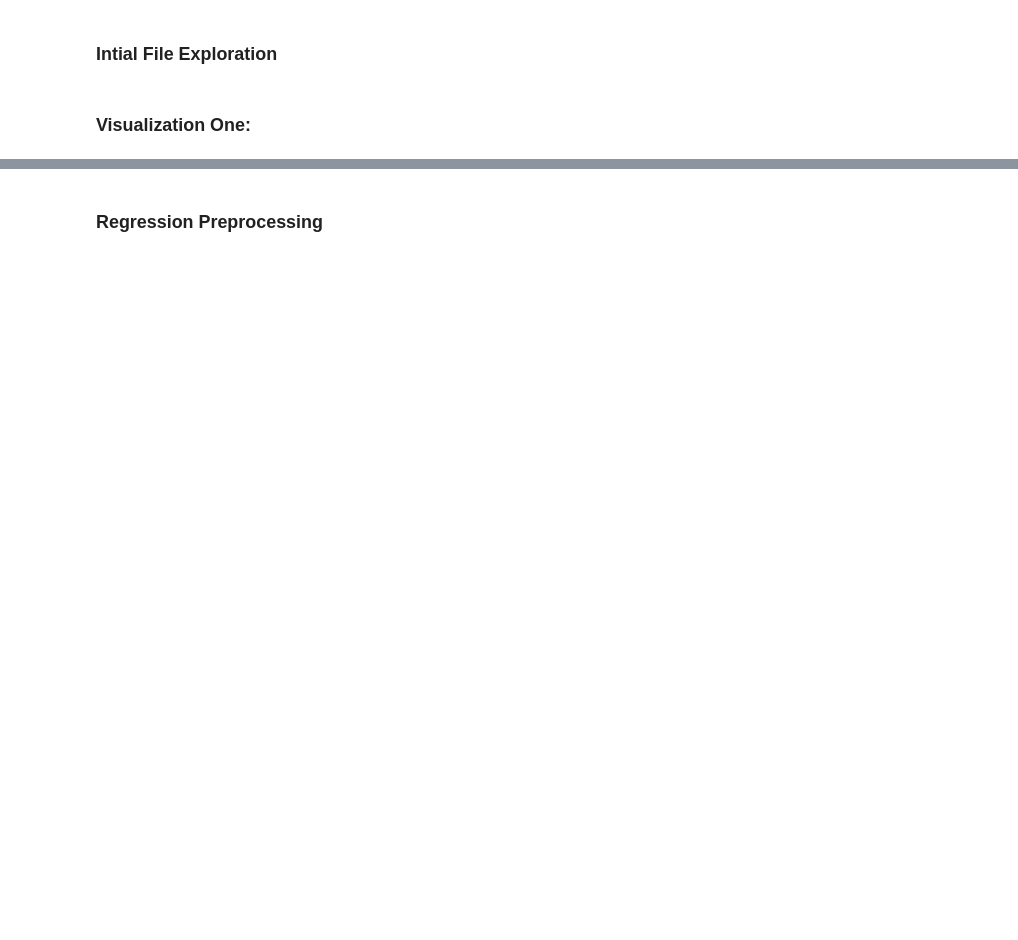
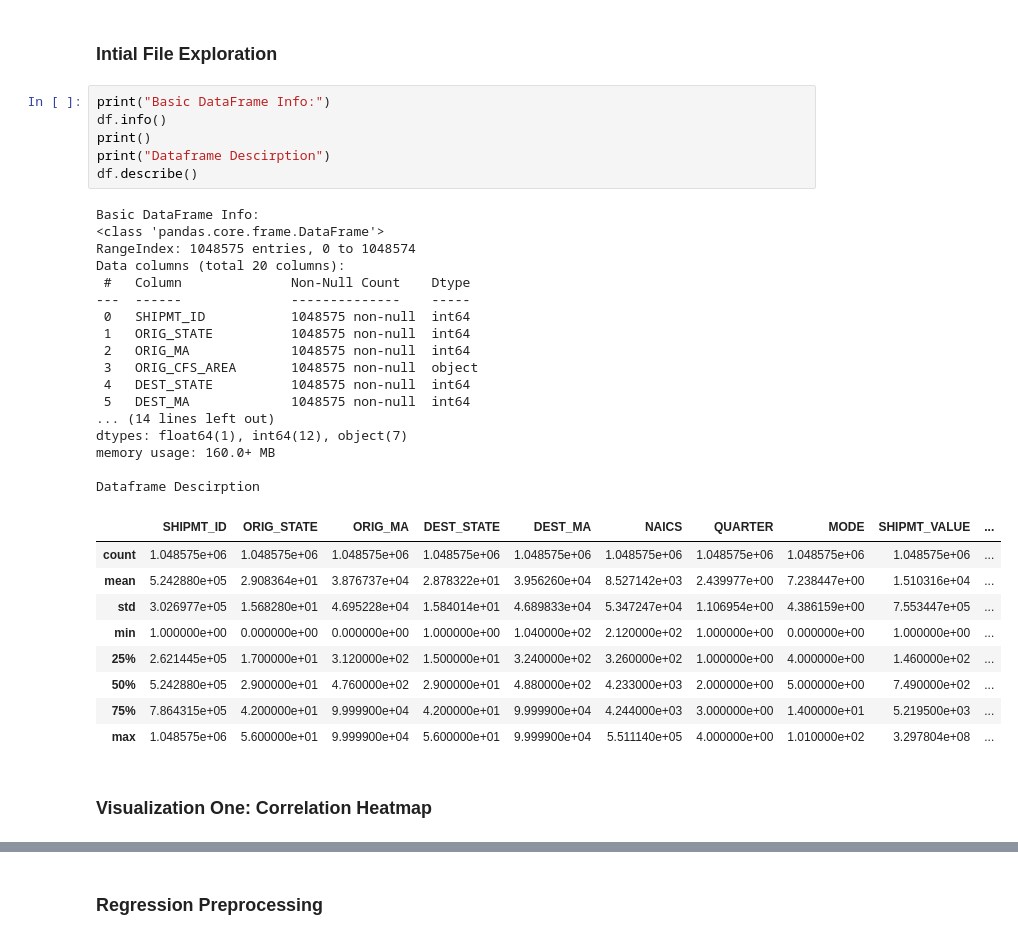
Before and after one commit to Taotlema/Data-Mining-Final-Project, a Jupyter notebook: Code/Regression.ipynb, the cells around one changed output, grey strips where cells are left out. Saved outputs shown, nothing was run; the diff lists cells and outputs as text; blank space fills up the shorter version.

```diff
--- a/Code/Regression.ipynb
+++ b/Code/Regression.ipynb
@@ -36,4 +48,37 @@ pd.set_option('display.max_rows', 100)
 # %% [markdown]
 ### Intial File Exploration
+# %%
+print("Basic DataFrame Info:")
+df.info()
+print()
+print("Dataframe Descirption")
+df.describe()
+# %% [output]
+Basic DataFrame Info:
+<class 'pandas.core.frame.DataFrame'>
+RangeIndex: 1048575 entries, 0 to 1048574
+Data columns (total 20 columns):
+ #   Column              Non-Null Count    Dtype
+---  ------              --------------    -----
+ 0   SHIPMT_ID           1048575 non-null  int64
+ 1   ORIG_STATE          1048575 non-null  int64
+ 2   ORIG_MA             1048575 non-null  int64
+ 3   ORIG_CFS_AREA       1048575 non-null  object
+ 4   DEST_STATE          1048575 non-null  int64
+ 5   DEST_MA             1048575 non-null  int64
+... (14 lines left out)
+dtypes: float64(1), int64(12), object(7)
+memory usage: 160.0+ MB
+
+Dataframe Descirption
+|  | SHIPMT_ID | ORIG_STATE | ORIG_MA | DEST_STATE | DEST_MA | NAICS | QUARTER | MODE | SHIPMT_VALUE | ... |
+| count | 1.048575e+06 | 1.048575e+06 | 1.048575e+06 | 1.048575e+06 | 1.048575e+06 | 1.048575e+06 | 1.048575e+06 | 1.048575e+06 | 1.048575e+06 | ... |
+| mean | 5.242880e+05 | 2.908364e+01 | 3.876737e+04 | 2.878322e+01 | 3.956260e+04 | 8.527142e+03 | 2.439977e+00 | 7.238447e+00 | 1.510316e+04 | ... |
+| std | 3.026977e+05 | 1.568280e+01 | 4.695228e+04 | 1.584014e+01 | 4.689833e+04 | 5.347247e+04 | 1.106954e+00 | 4.386159e+00 | 7.553447e+05 | ... |
+| min | 1.000000e+00 | 0.000000e+00 | 0.000000e+00 | 1.000000e+00 | 1.040000e+02 | 2.120000e+02 | 1.000000e+00 | 0.000000e+00 | 1.000000e+00 | ... |
+| 25% | 2.621445e+05 | 1.700000e+01 | 3.120000e+02 | 1.500000e+01 | 3.240000e+02 | 3.260000e+02 | 1.000000e+00 | 4.000000e+00 | 1.460000e+02 | ... |
+| 50% | 5.242880e+05 | 2.900000e+01 | 4.760000e+02 | 2.900000e+01 | 4.880000e+02 | 4.233000e+03 | 2.000000e+00 | 5.000000e+00 | 7.490000e+02 | ... |
+| 75% | 7.864315e+05 | 4.200000e+01 | 9.999900e+04 | 4.200000e+01 | 9.999900e+04 | 4.244000e+03 | 3.000000e+00 | 1.400000e+01 | 5.219500e+03 | ... |
+| max | 1.048575e+06 | 5.600000e+01 | 9.999900e+04 | 5.600000e+01 | 9.999900e+04 | 5.511140e+05 | 4.000000e+00 | 1.010000e+02 | 3.297804e+08 | ... |
 # %% [markdown]
-### Visualization One:
+### Visualization One: Correlation Heatmap
```
Also changed, not shown: parts of 8 cells of this notebook.
